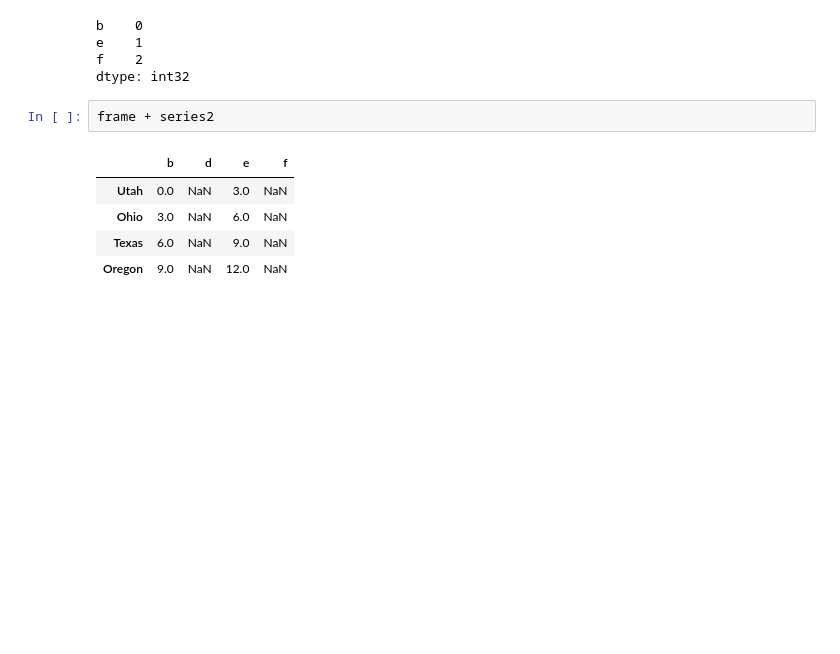
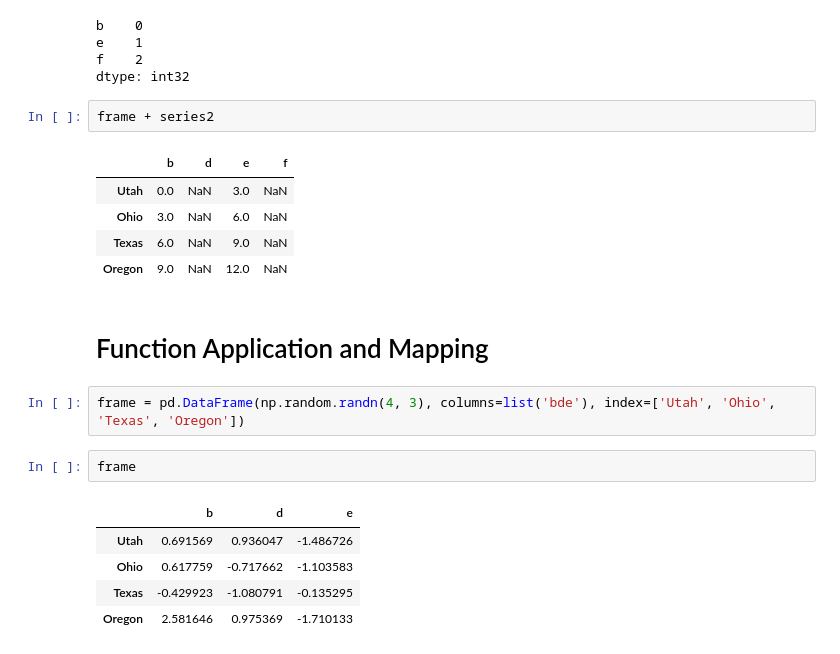
Before and after one commit to huzaifabaloch/Modules, a Jupyter notebook: Getting_Started_With_Pandas/Pandas Basics.ipynb, the cells around one changed output. Drawn from its saved outputs; the diff is of its cells as text; blank space fills up the shorter version.

Commit message:
apply function , applymap, and map functions

```diff
--- a/Getting_Started_With_Pandas/Pandas Basics.ipynb
+++ b/Getting_Started_With_Pandas/Pandas Basics.ipynb
@@ -1042,3 +1042,15 @@ frame + series2
 | Ohio | 3.0 | NaN | 6.0 | NaN |
 | Texas | 6.0 | NaN | 9.0 | NaN |
 | Oregon | 9.0 | NaN | 12.0 | NaN |
+# %% [markdown]
+# Function Application and Mapping
+# %%
+frame = pd.DataFrame(np.random.randn(4, 3), columns=list('bde'), index=['Utah', 'Ohio', 'Texas', 'Oregon'])
+# %%
+frame
+# %% [output]
+|  | b | d | e |
+| Utah | 0.691569 | 0.936047 | -1.486726 |
+| Ohio | 0.617759 | -0.717662 | -1.103583 |
+| Texas | -0.429923 | -1.080791 | -0.135295 |
+| Oregon | 2.581646 | 0.975369 | -1.710133 |
```
Also changed, not shown: parts of 13 cells of this notebook.
